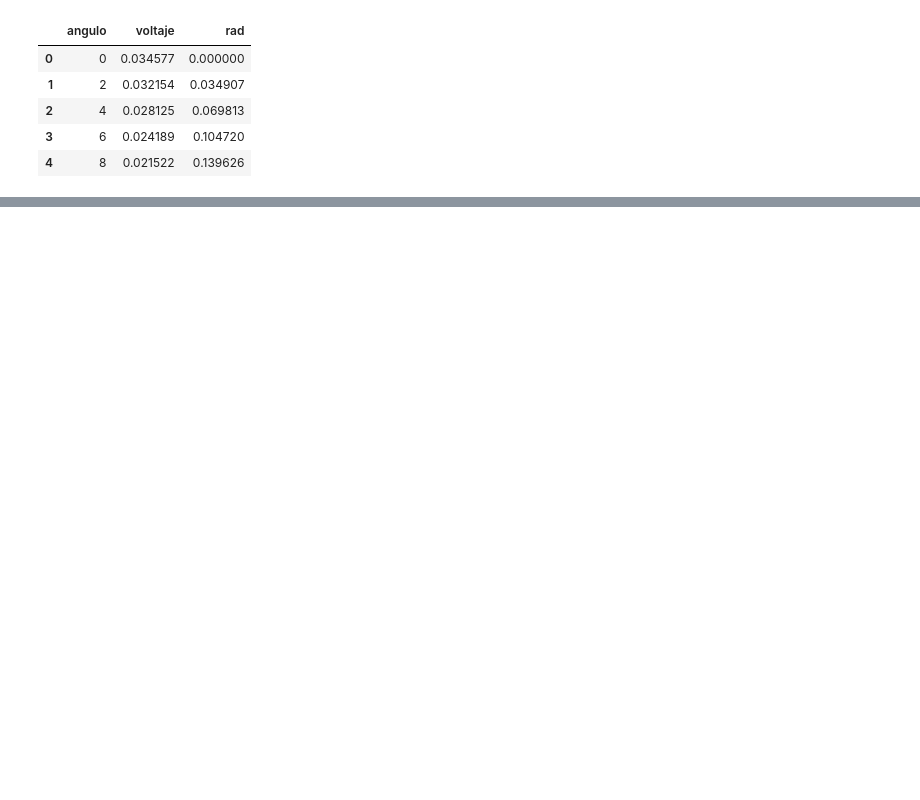
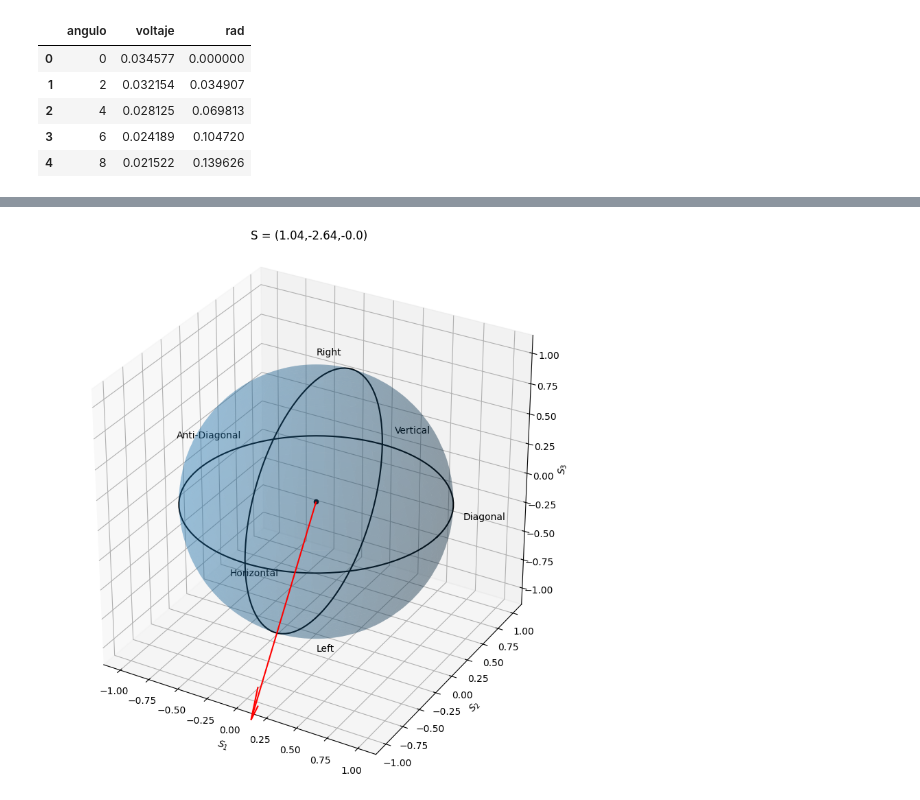
Before and after one commit to BernardoPironio/Polarimetro, a Jupyter notebook: analisis.ipynb, the cells around one changed output, grey strips where cells are left out. Cells and saved outputs as stored; diff of their text form; code cells hidden in the pictures; blank space fills up the shorter version.

```diff
--- a/analisis.ipynb
+++ b/analisis.ipynb
@@ -220,0 +242,5 @@ np.float64(0.9716906531709631)
+# %%
+# --- Poincare sphere graph of the mean normalized Stokes vector from the different windows ---
+poincare_sphere_graph(s_mean)
+# %% [output]
+[figure, added]
```
Also changed, not shown: parts of 31 cells of this notebook, 1 other file.
